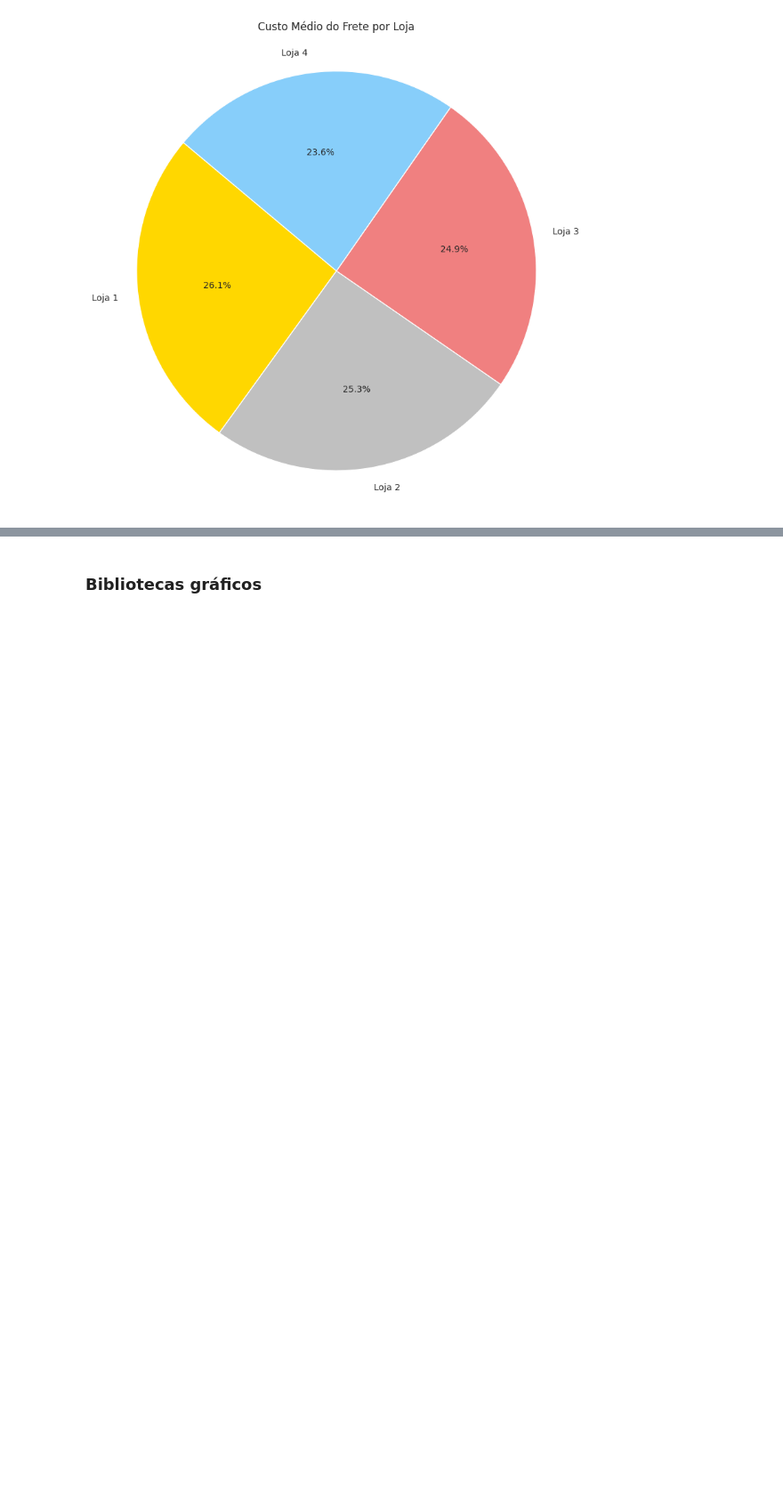
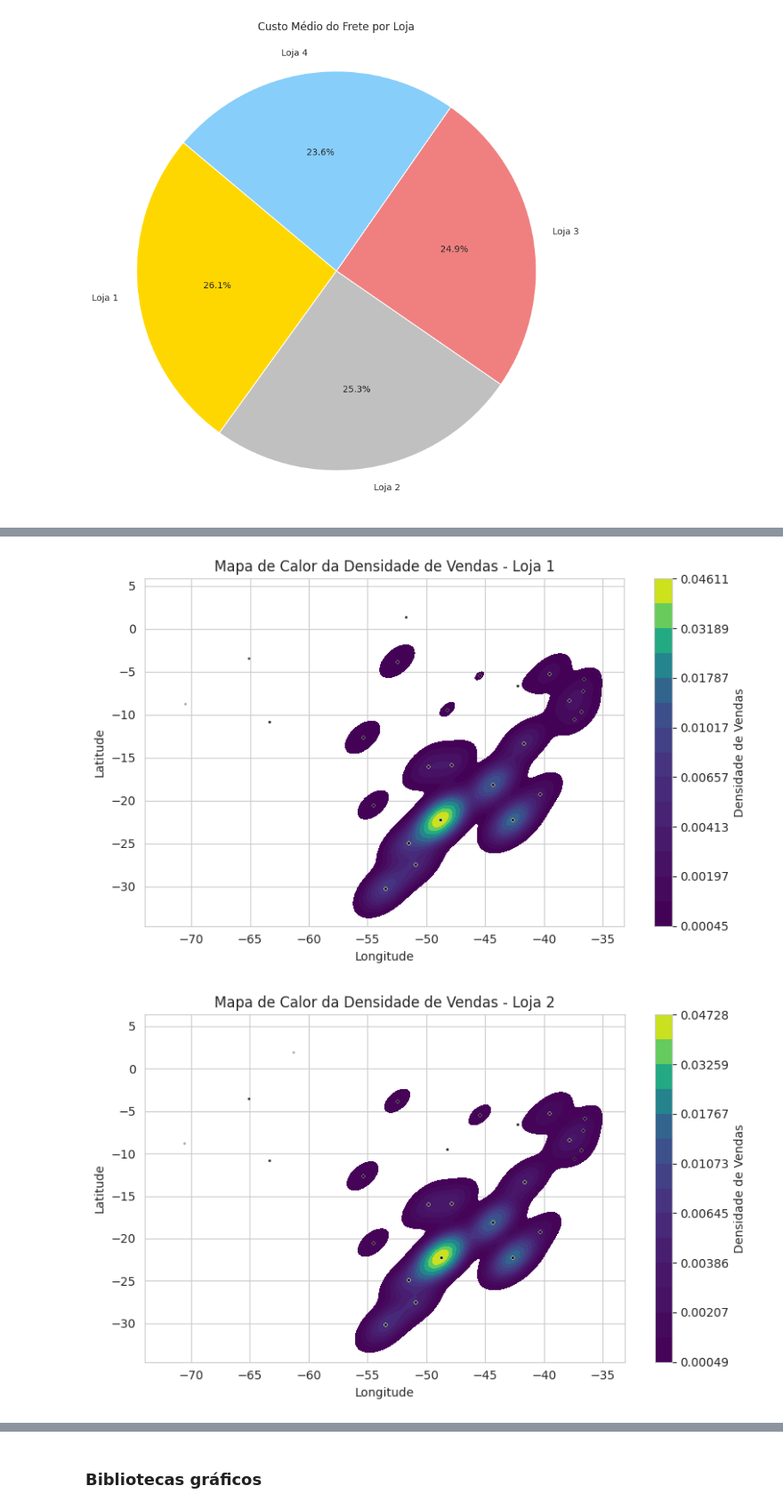
Before and after one commit to trimaciel/Challange-Alura-Store, a Jupyter notebook: Analise_Store.ipynb, the cells around one changed output, grey strips where cells are left out. Shown: that part at 89% size. Drawn from its saved outputs; the diff is of its cells as text; code cells hidden in the pictures; blank space fills up the shorter version.

```diff
--- a/Analise_Store.ipynb
+++ b/Analise_Store.ipynb
@@ -262,0 +267,22 @@ plt.show()
+# %%
+import pandas as pd
+
+url = "https://raw.githubusercontent.com/alura-es-cursos/challenge1-data-science/refs/heads/main/base-de-dados-challenge-1/loja_1.csv"
+url2 = "https://raw.githubusercontent.com/alura-es-cursos/challenge1-data-science/refs/heads/main/base-de-dados-challenge-1/loja_2.csv"
+url3 = "https://raw.githubusercontent.com/alura-es-cursos/challenge1-data-science/refs/heads/main/base-de-dados-challenge-1/loja_3.csv"
+url4 = "https://raw.githubusercontent.com/alura-es-cursos/challenge1-data-science/refs/heads/main/base-de-dados-challenge-1/loja_4.csv"
+
+loja = pd.read_csv(url)
+loja2 = pd.read_csv(url2)
+loja3 = pd.read_csv(url3)
+loja4 = pd.read_csv(url4)
+
+loja['Loja'] = 'Loja 1'
+loja2['Loja'] = 'Loja 2'
+loja3['Loja'] = 'Loja 3'
+loja4['Loja'] = 'Loja 4'
+
+dados_consolidados = pd.concat([loja, loja2, loja3, loja4], ignore_index=True)
+
+print("DataFrame consolidado pronto para análise geográfica:")
+print(dados_consolidados.head())
@@ -262,0 +307,20 @@ plt.show()
+# %%
+import seaborn as sns
+import matplotlib.pyplot as plt
+
+sns.set_style("whitegrid")
+
+for loja_nome in dados_consolidados['Loja'].unique():
+    plt.figure(figsize=(8, 5))
+    kde = sns.kdeplot(data=dados_consolidados[dados_consolidados['Loja'] == loja_nome], x='lon', y='lat', fill=True, cmap='viridis', levels=15)
+    sns.scatterplot(data=dados_consolidados[dados_consolidados['Loja'] == loja_nome], x='lon', y='lat', color='black', s=5, alpha=0.3) # Adiciona pontos para visualização da dispersão
+    plt.xlabel("Longitude")
+    plt.ylabel("Latitude")
+    plt.title(f"Mapa de Calor da Densidade de Vendas - {loja_nome}")
+    plt.colorbar(kde.collections[0], label='Densidade de Vendas') # Passa o contorno preenchido para a colorbar
+    plt.grid(True)
+    plt.tight_layout()
+    plt.show()
+# %% [output]
+[figure, added]
+[figure, added]
```
Also changed, not shown: parts of 10 cells of this notebook.
